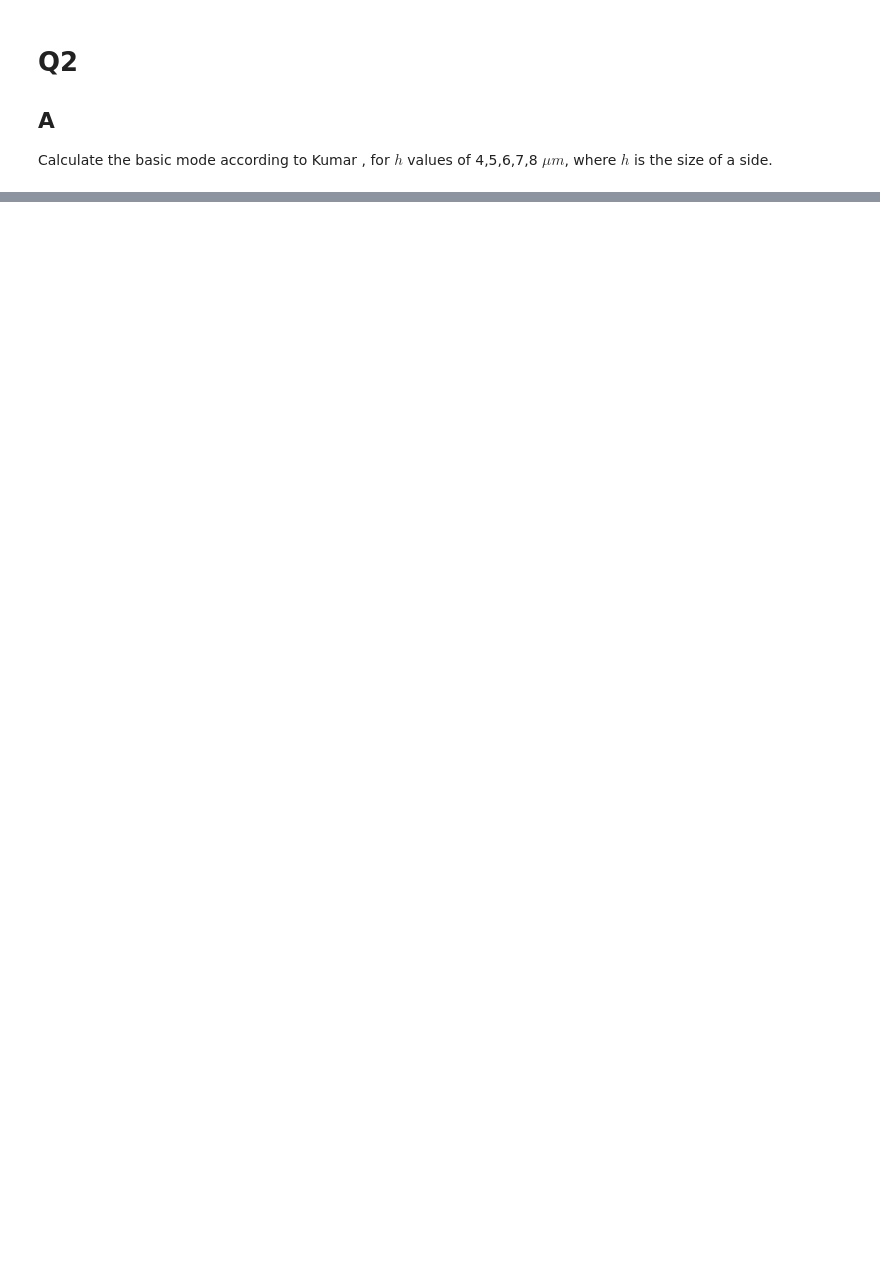
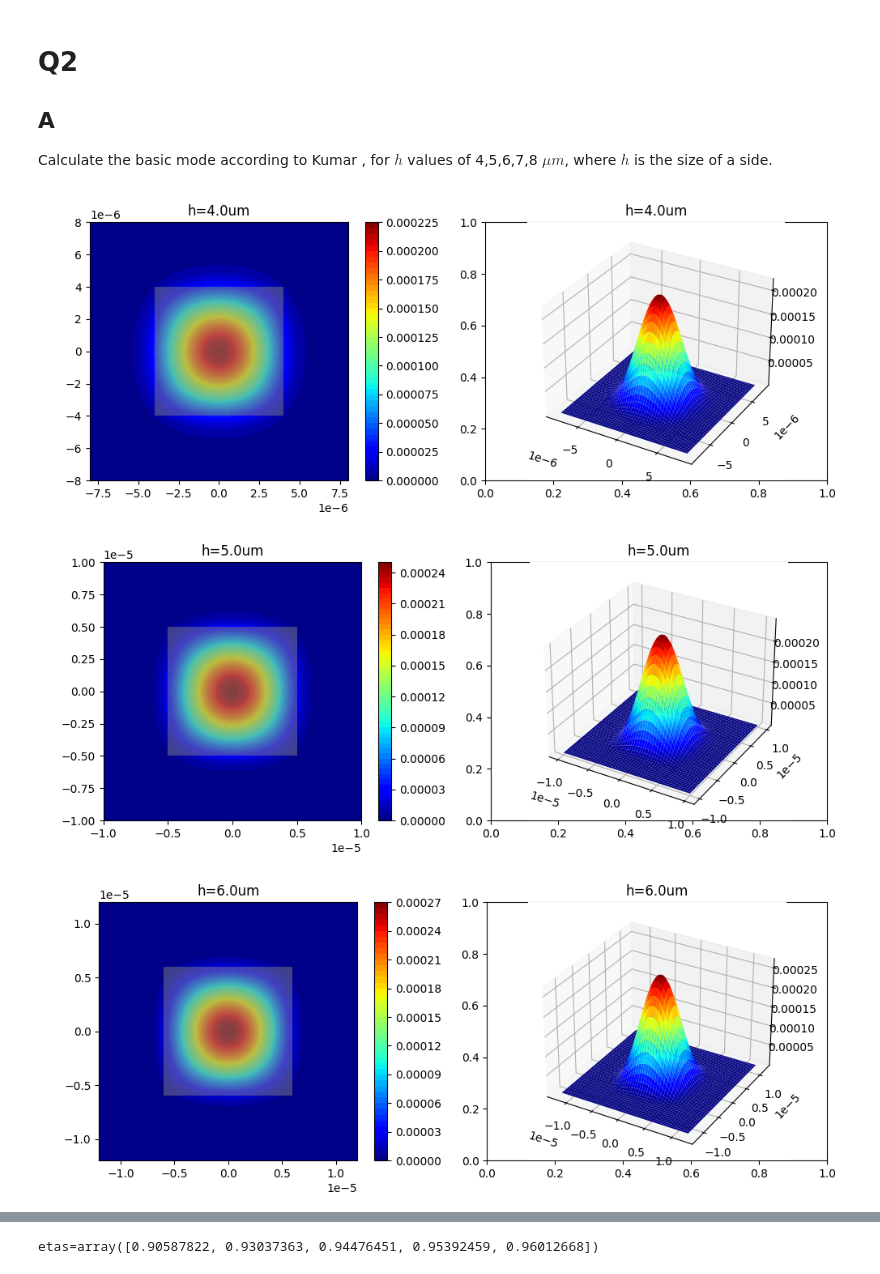
Before and after one commit to rubiaek/waveguides_excs, a Jupyter notebook: sol8.ipynb, the cells around one changed output, grey strips where cells are left out. Cells and saved outputs as stored; diff of their text form; code cells hidden in the pictures; blank space fills up the shorter version.

```diff
--- a/sol8.ipynb
+++ b/sol8.ipynb
@@ -70,8 +235,39 @@ Calculate the basic mode according to Kumar , for $h$ values of 4,5,6,7,8 $\mu m
 # %%
 hs = np.arange(4,9) * 1e-6
 n0 = 1.458
 n1 = 1.47
 wl = 1.55e-6
+k0 = 2*np.pi/wl
 
-for h in hs:
-    pass
+etas = np.zeros_like(hs)
+# Create fiber mode
+x_vals = np.linspace(-2*hs.max(), 2*hs.max(), 200)
+y_vals = np.linspace(-2*hs.max(), 2*hs.max(), 200)
+X, Y = np.meshgrid(x_vals, y_vals)
+R = np.sqrt(X**2 + Y**2)
+waist = 5.25e-6
+fiber_mode = np.exp(-R**2/(waist**2))
+fiber_mode /= np.sqrt((np.abs(fiber_mode)**2).sum())
+# print((np.abs(fiber_mode)**2).sum())  # check normalization
+
+for i, h in enumerate(hs):
+    p = 1
+    q = 1
+    x0 = 0 # 0.5/h
+    kappa_x, gamma_x = get_kappa_gamma_x(h, p, n0, n1, k0, x0, False)
+    kappa_y, gamma_y = get_kappa_gamma_y(h, q, n0, n1, k0, x0, False)
+
+    x_vals = np.linspace(-2*h, 2*h, 200)
+    y_vals = np.linspace(-2*h, 2*h, 200)
+    X, Y = np.meshgrid(x_vals, y_vals)
+
+    E = Ex_mode_kumar(X, Y, p, q, [kappa_x], [kappa_y], [gamma_x], [gamma_y], h, h)
+    # print((np.abs(E)**2).sum())  # check normalization
+    title = f'h={h*1e6:.1f}um'
+    plot_Ex_mode(X, Y, E, h, h, title)
+
+    etas[i] = (fiber_mode * E.conj()).sum()
+# %% [output]
+[figure, added]
+[figure, added]
+[figure, added]
@@ -77,0 +276 @@ for h in hs:
+etas=array([0.90587822, 0.93037363, 0.94476451, 0.95392459, 0.96012668])
```
Also changed, not shown: parts of 23 cells of this notebook.
